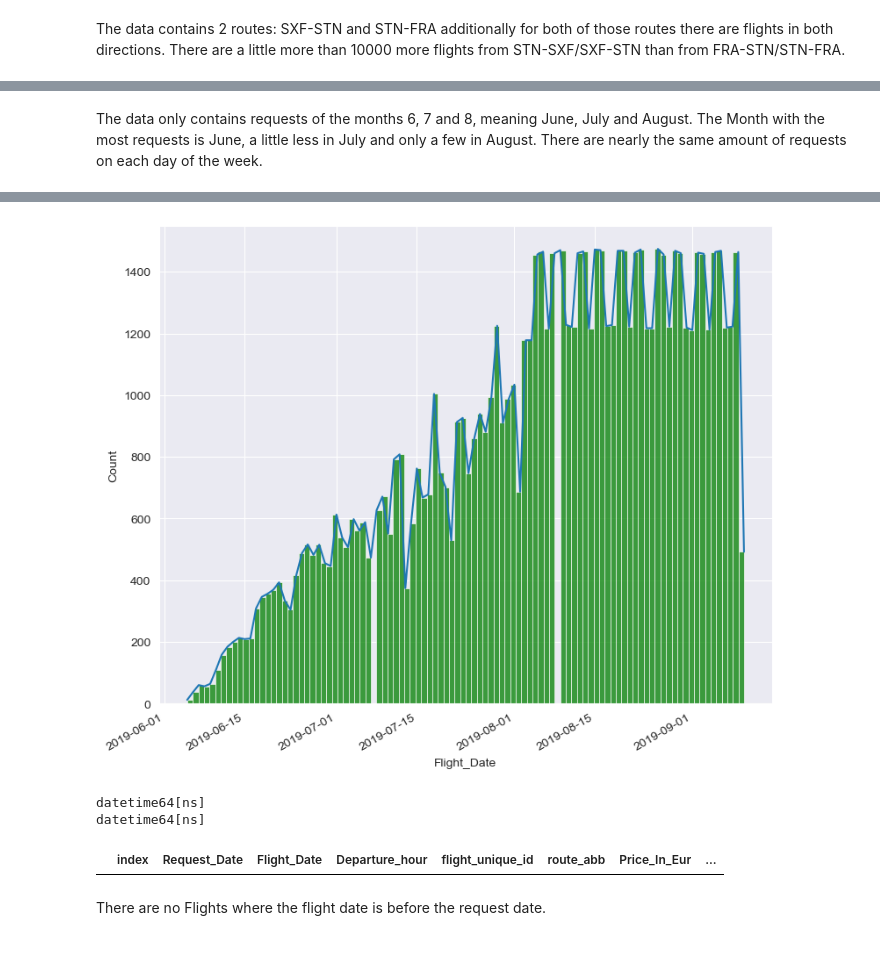
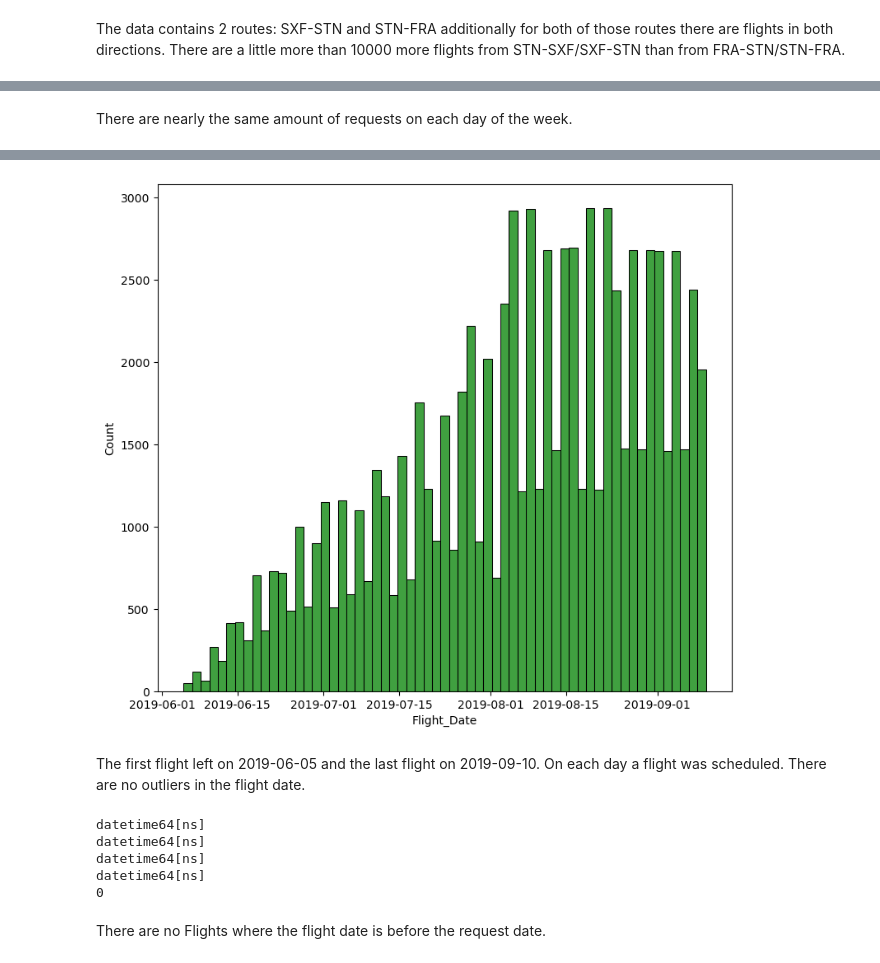
Before and after one commit to ahirsch-github/flight-price-prediction, a Jupyter notebook: flight-price-prediction.ipynb, the cells around one changed output, grey strips where cells are left out. Cells and saved outputs as stored; diff of their text form; code cells hidden in the pictures.

Commit message:
feat(data-exploration): continued feature exploration

```diff
--- a/flight-price-prediction.ipynb
+++ b/flight-price-prediction.ipynb
@@ -198,13 +218,28 @@ sns.countplot(x='Request_Day_Of_Week', data=df_train_copy);
-# %% [markdown]
-The data only contains requests of the months 6, 7 and 8, meaning June, July and August. The Month with the most requests is June, a little less in July and only a few in August. There are nearly the same amount of requests on each day of the week.
+# %% [markdown]
+There are nearly the same amount of requests on each day of the week.
 # %%
 # check the distribution of flight date
 # convert the flight date to datetime
 df_train_copy['Flight_Date'] = pd.to_datetime(df_train_copy['Flight_Date'])
 
 plt.figure(figsize=(9, 8))
-sns.histplot(df_train_copy['Flight_Date'], color='g', bins=100);
+sns.histplot(df_train_copy['Flight_Date'], color='g');
 
 # make a more useful plot for the flight date
-df_train_copy['Flight_Date'].value_counts().plot(figsize=(9, 8));
+# df_train_copy['Flight_Date'].value_counts().plot(figsize=(9, 8));
+
+# get the first and the last flight date
+print(df_train_copy['Flight_Date'].min())
+print(df_train_copy['Flight_Date'].max())
+
+# find dates in the data where no flight was scheduled
+# create a list of dates in the date range
+date_range = pd.date_range(start=df_train_copy['Flight_Date'].min(), end=df_train_copy['Flight_Date'].max())
+
+# create a list of dates in flight date
+flight_date = df_train_copy['Flight_Date'].unique()
+
+# find the dates in the date range that are not in flight date
+date_not_in_flight_date = [date for date in date_range if date not in flight_date]
+print(date_not_in_flight_date)
 # %% [output]
@@ -211,18 +249,24 @@ df_train_copy['Flight_Date'].value_counts().plot(figsize=(9, 8));
-[figure, old version]
+[figure, new version]
+# %% [markdown]
+The first flight left on 2019-06-05 and the last flight on 2019-09-10. On each day a flight was scheduled. There are no outliers in the flight date.
 # %%
 # check data types of flight date and request date
 print(df_train_copy['Flight_Date'].dtype)
 print(df_train_copy['Request_Date'].dtype)
 
-# df_train_copy['Request_Date'] = df_train_copy['Request_Date'].dt.tz_convert(None)
-
+# remove the timezone from the request date
+df_train_copy['Request_Date'] = df_train_copy['Request_Date'].dt.tz_convert(None)
 
 # check dates, where the flight date is before the request date
-df_train_copy[df_train_copy['Flight_Date'] < df_train_copy['Request_Date']]
+flight_date_before_request_date = df_train_copy[df_train_copy['Flight_Date'] < df_train_copy['Request_Date']]
+
+print(flight_date_before_request_date.shape[0])
 # %% [output]
 datetime64[ns]
 datetime64[ns]
+datetime64[ns]
+datetime64[ns]
+0
-|  | index | Request_Date | Flight_Date | Departure_hour | flight_unique_id | route_abb | Price_In_Eur | ... |
 # %% [markdown]
 There are no Flights where the flight date is before the request date.
 # %%
```
Also changed, not shown: parts of 24 cells of this notebook.
